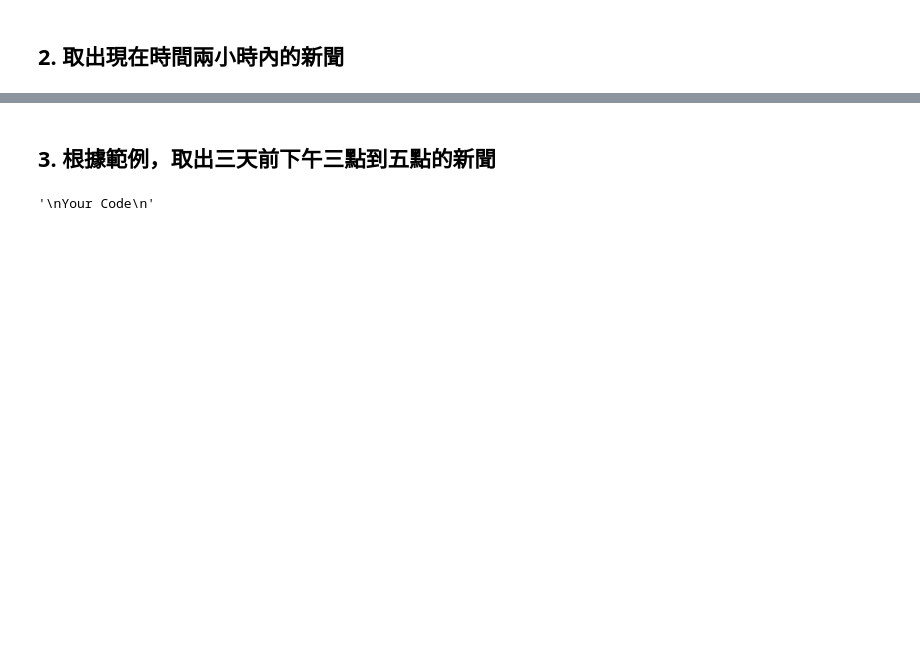
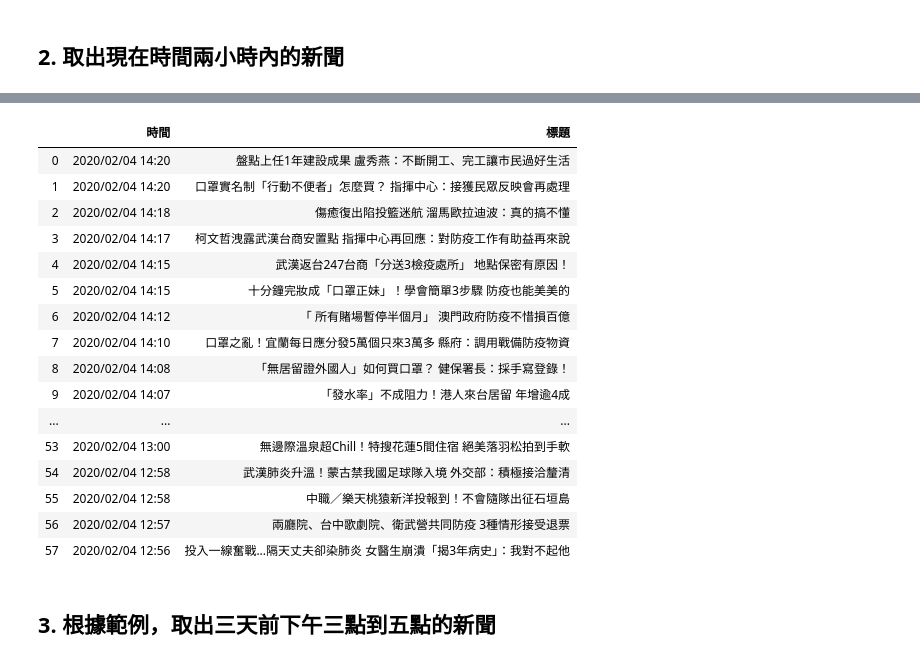
Before and after one commit to hjingjhih/1st-PyCrawlerMarathon, a Jupyter notebook: homework/Day021_HW.ipynb, the cells around one changed output, grey strips where cells are left out. Drawn from its saved outputs; the diff is of its cells as text; code cells hidden in the pictures; blank space fills up the shorter version.

```diff
--- a/homework/Day021_HW.ipynb
+++ b/homework/Day021_HW.ipynb
@@ -46,0 +79,9 @@ print("昨天的時間：", yesterday)
+# %%
+# 取得資料
+html_source = browser.page_source
+soup = BeautifulSoup(html_source, "html5lib")
+
+for d in soup.find(class_="part_list_2").find_all('h3'):
+    if date_time in d.find(class_="date").text :
+        break
+    print(d.find(class_="date").text, d.find_all('a')[-1].text)
@@ -46,0 +106,14 @@ print("昨天的時間：", yesterday)
+# %%
+# 取得資料（整理成好的格式）
+news = []
+
+for d in soup.find(class_="part_list_2").find_all('h3'):
+    if date_time in d.find(class_="date").text :
+        break
+    news.append({
+        '時間': d.find(class_="date").text,
+        '標題': d.find_all('a')[-1].text
+    })
+
+import pandas as pd
+pd.DataFrame(news)
@@ -53,0 +136,22 @@ print(time.strftime("%Y-%m-%d %H:%M:%S", time.localtime()))
+# %%
+# 取得兩小時內的時間
+from datetime import datetime, timedelta
+two_hours_ago_time = datetime.now() - timedelta(hours=2)
+print(two_hours_ago_time)
+
+# 取得資料（整理成好的格式）
+news = []
+
+for d in soup.find(class_="part_list_2").find_all('h3'):
+    # 比兩小時前早的話就結束
+    if datetime.strptime(d.find(class_="date").text, '%Y/%m/%d %H:%M') < two_hours_ago_time:
+        break
+
+    news.append({
+        '時間': d.find(class_="date").text,
+        '標題': d.find_all('a')[-1].text
+    })
+
+import pandas as pd
+pd.DataFrame(news)
+# %% [output]
@@ -54,8 +159,19 @@ print(time.strftime("%Y-%m-%d %H:%M:%S", time.localtime()))
+|  | 時間 | 標題 |
+| 0 | 2020/02/04 14:20 | 盤點上任1年建設成果 盧秀燕：不斷開工、完工讓市民過好生活 |
+| 1 | 2020/02/04 14:20 | 口罩實名制「行動不便者」怎麼買？ 指揮中心：接獲民眾反映會再處理 |
+| 2 | 2020/02/04 14:18 | 傷癒復出陷投籃迷航 溜馬歐拉迪波：真的搞不懂 |
+| 3 | 2020/02/04 14:17 | 柯文哲洩露武漢台商安置點 指揮中心再回應：對防疫工作有助益再來說 |
+| 4 | 2020/02/04 14:15 | 武漢返台247台商「分送3檢疫處所」 地點保密有原因！ |
+| 5 | 2020/02/04 14:15 | 十分鐘完妝成「口罩正妹」！學會簡單3步驟 防疫也能美美的 |
+| 6 | 2020/02/04 14:12 | 「 所有賭場暫停半個月」 澳門政府防疫不惜損百億 |
+| 7 | 2020/02/04 14:10 | 口罩之亂！宜蘭每日應分發5萬個只來3萬多 縣府：調用戰備防疫物資 |
+| 8 | 2020/02/04 14:08 | 「無居留證外國人」如何買口罩？ 健保署長：採手寫登錄！ |
+| 9 | 2020/02/04 14:07 | 「發水率」不成阻力！港人來台居留 年增逾4成 |
+| ... | ... | ... |
+| 53 | 2020/02/04 13:00 | 無邊際溫泉超Chill！特搜花蓮5間住宿 絕美落羽松拍到手軟 |
+| 54 | 2020/02/04 12:58 | 武漢肺炎升溫！蒙古禁我國足球隊入境 外交部：積極接洽釐清 |
+| 55 | 2020/02/04 12:58 | 中職／樂天桃猿新洋投報到！不會隨隊出征石垣島 |
+| 56 | 2020/02/04 12:57 | 兩廳院、台中歌劇院、衛武營共同防疫 3種情形接受退票 |
+| 57 | 2020/02/04 12:56 | 投入一線奮戰...隔天丈夫卻染肺炎 女醫生崩潰「揭3年病史」：我對不起他 |
 # %% [markdown]
 ## 3. 根據範例，取出三天前下午三點到五點的新聞
-# %%
-'''
-Your Code
-'''
-# %% [output]
-'\nYour Code\n'
```
Also changed, not shown: parts of 8 cells of this notebook.
